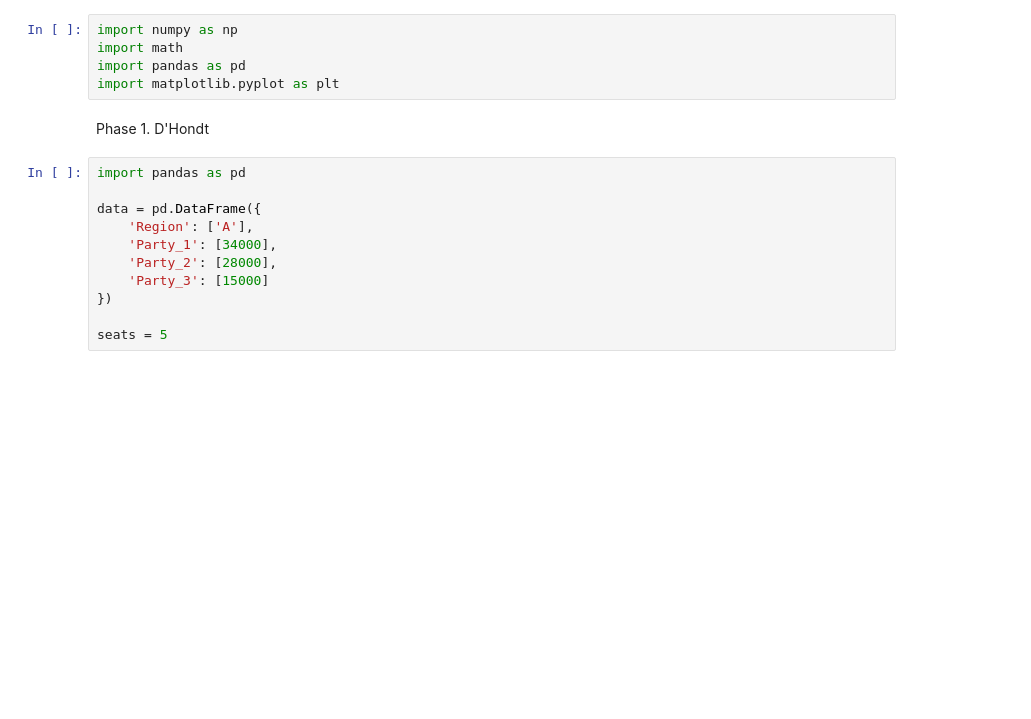
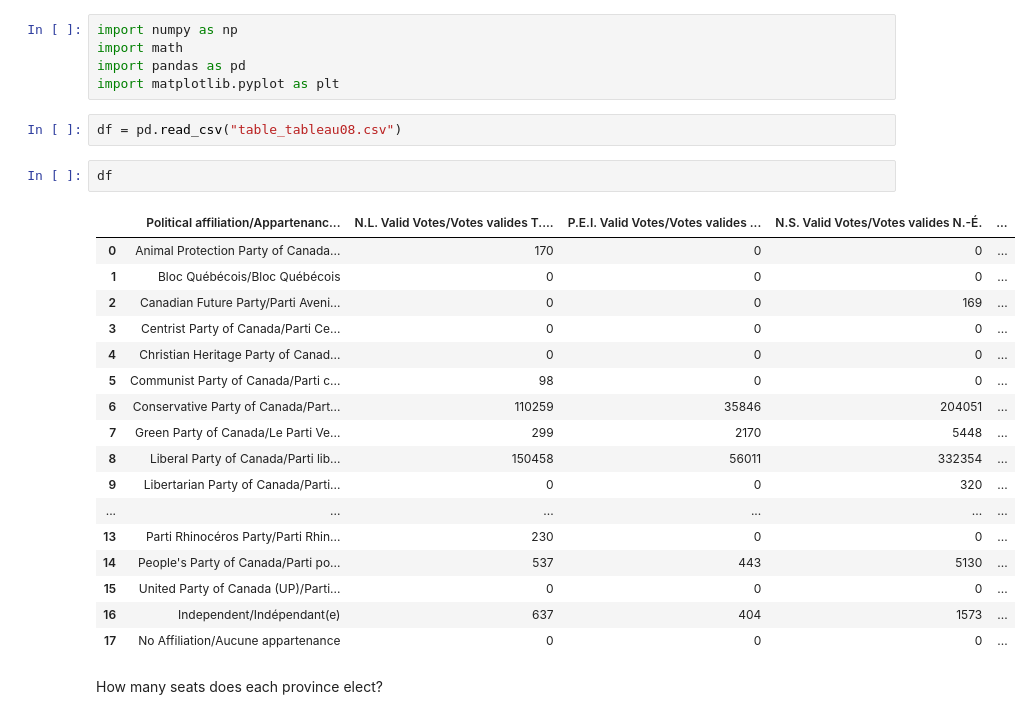
Before and after one commit to nervoustechie/canada-electoral-analysis, a Jupyter notebook: ElectoralAnalysis.ipynb, the cells around one changed output. Cells and saved outputs as stored; diff of their text form; blank space fills up the shorter version.

Commit message:
Electoral analysis underway

```diff
--- a/ElectoralAnalysis.ipynb
+++ b/ElectoralAnalysis.ipynb
@@ -3,16 +3,27 @@ import numpy as np
 import math
 import pandas as pd
 import matplotlib.pyplot as plt
-# %% [markdown]
-Phase 1. D'Hondt
-# %%
-import pandas as pd
-
-data = pd.DataFrame({
-    'Region': ['A'],
-    'Party_1': [34000],
-    'Party_2': [28000],
-    'Party_3': [15000]
-})
-
-seats = 5
+# %%
+df = pd.read_csv("table_tableau08.csv")
+# %%
+df
+# %% [output]
+|  | Political affiliation/Appartenanc... | N.L. Valid Votes/Votes valides T.... | P.E.I. Valid Votes/Votes valides ... | N.S. Valid Votes/Votes valides N.-É. | ... |
+| 0 | Animal Protection Party of Canada... | 170 | 0 | 0 | ... |
+| 1 | Bloc Québécois/Bloc Québécois | 0 | 0 | 0 | ... |
+| 2 | Canadian Future Party/Parti Aveni... | 0 | 0 | 169 | ... |
+| 3 | Centrist Party of Canada/Parti Ce... | 0 | 0 | 0 | ... |
+| 4 | Christian Heritage Party of Canad... | 0 | 0 | 0 | ... |
+| 5 | Communist Party of Canada/Parti c... | 98 | 0 | 0 | ... |
+| 6 | Conservative Party of Canada/Part... | 110259 | 35846 | 204051 | ... |
+| 7 | Green Party of Canada/Le Parti Ve... | 299 | 2170 | 5448 | ... |
+| 8 | Liberal Party of Canada/Parti lib... | 150458 | 56011 | 332354 | ... |
+| 9 | Libertarian Party of Canada/Parti... | 0 | 0 | 320 | ... |
+| ... | ... | ... | ... | ... | ... |
+| 13 | Parti Rhinocéros Party/Parti Rhin... | 230 | 0 | 0 | ... |
+| 14 | People's Party of Canada/Parti po... | 537 | 443 | 5130 | ... |
+| 15 | United Party of Canada (UP)/Parti... | 0 | 0 | 0 | ... |
+| 16 | Independent/Indépendant(e) | 637 | 404 | 1573 | ... |
+| 17 | No Affiliation/Aucune appartenance | 0 | 0 | 0 | ... |
+# %% [markdown]
+How many seats does each province elect?
```
Also changed, not shown: parts of 13 cells of this notebook, 1 other file.
